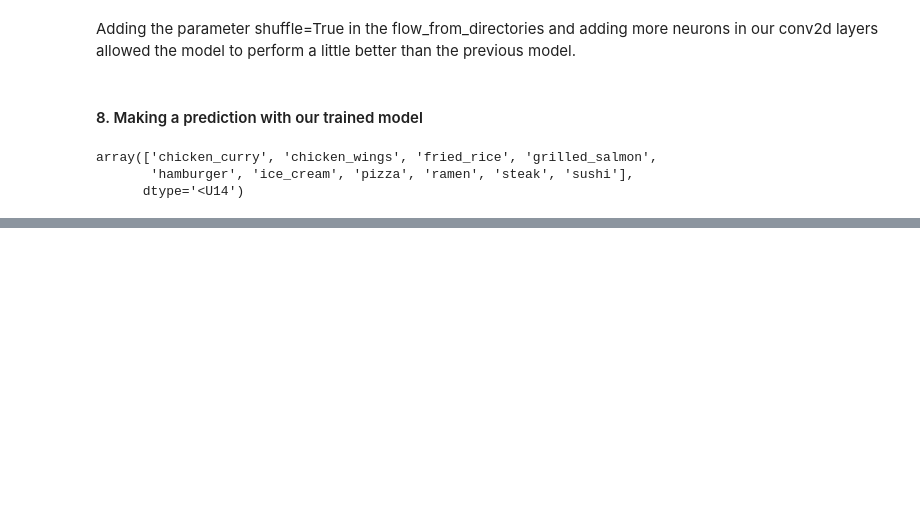
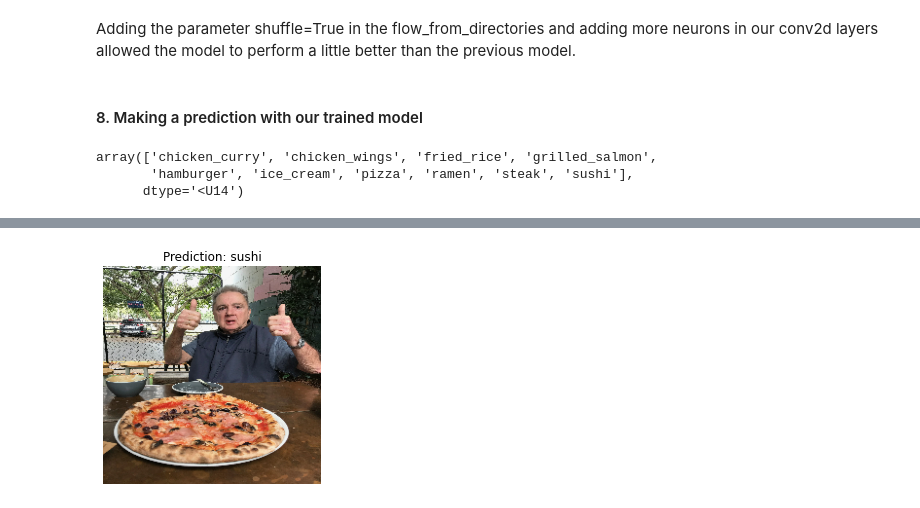
Before and after one commit to danchaud-vincent/tensorflow-deep-learning, a Jupyter notebook: 03_convolutional_neural_networks_in_tensorflow.ipynb, the cells around one changed output, grey strips where cells are left out. Saved outputs shown, nothing was run; the diff lists cells and outputs as text; code cells hidden in the pictures; blank space fills up the shorter version.

```diff
--- a/03_convolutional_neural_networks_in_tensorflow.ipynb
+++ b/03_convolutional_neural_networks_in_tensorflow.ipynb
@@ -1868,0 +1902,5 @@ array(['chicken_curry', 'chicken_wings', 'fried_rice', 'grilled_salmon',
+# %%
+# Make a prediction
+pred_and_plot(model_11, "03-pizza-dad.jpeg", class_names)
+# %% [output]
+[figure, added]
```
Also changed, not shown: parts of 10 cells of this notebook.
